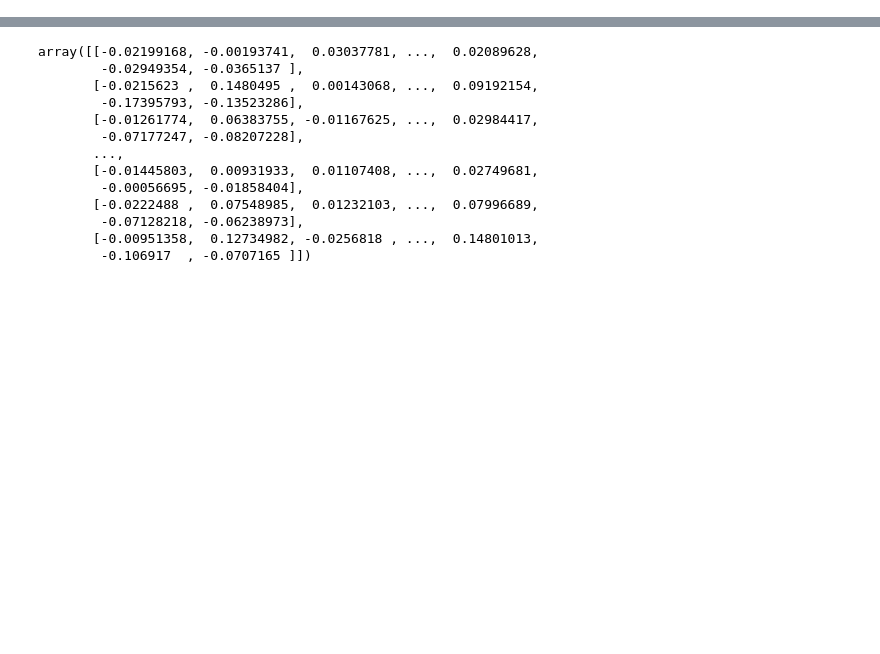
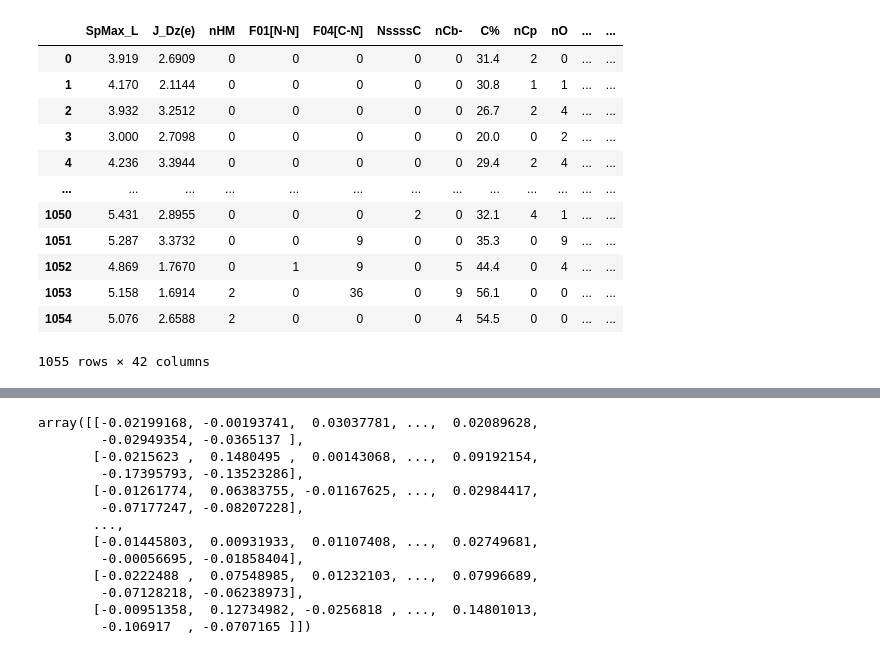
Before and after one commit to takano-lab/data-collaboration-analysis, a Jupyter notebook: src/suetake_debug.ipynb, the cells around one changed output, grey strips where cells are left out. Saved outputs shown, nothing was run; the diff lists cells and outputs as text; code cells hidden in the pictures; blank space fills up the shorter version.

```diff
--- a/src/suetake_debug.ipynb
+++ b/src/suetake_debug.ipynb
@@ -134,0 +98,39 @@ self.config.dim_intermediate 562
+# %%
+import os
+child_path = os.getcwd()
+# 親ディレクトリを取得
+parent_path = os.path.dirname(child_path)
+
+# カレントディレクトリを移動
+os.chdir(parent_path)
+columns = [
+        "SpMax_L", "J_Dz(e)", "nHM", "F01[N-N]", "F04[C-N]", "NssssC", "nCb-", "C%",
+        "nCp", "nO", "F03[C-N]", "SdssC", "HyWi_B(m)", "LOC", "SM6_L", "F03[C-O]",
+        "Me", "Mi", "nN-N", "nArNO2", "nCRX3", "SpPosA_B(p)", "nCIR", "B01[C-Br]",
+        "B03[C-Cl]", "N-073", "SpMax_A", "Psi_i_1d", "B04[C-Br]", "SdO", "TI2_L",
+        "nCrt", "C-026", "F02[C-N]", "nHDon", "SpMax_B(m)", "Psi_i_A", "nN",
+        "SM6_B(m)", "nArCOOR", "nX", "target"
+    ]
+import pandas as pd
+# データ読み込み（区切り文字は ';'）
+df = pd.read_csv("input/qsar+biodegradation/biodeg.csv", header=None, sep=";")
+df.columns = columns
+
+# ターゲット変換：RB → 1（ready biodeg）、NRB → 0（not ready）
+df["target"] = df["target"].map({"RB": 1, "NRB": 0})
+# %%
+df
+# %% [output]
+|  | SpMax_L | J_Dz(e) | nHM | F01[N-N] | F04[C-N] | NssssC | nCb- | C% | nCp | nO | ... | ... |
+| 0 | 3.919 | 2.6909 | 0 | 0 | 0 | 0 | 0 | 31.4 | 2 | 0 | ... | ... |
+| 1 | 4.170 | 2.1144 | 0 | 0 | 0 | 0 | 0 | 30.8 | 1 | 1 | ... | ... |
+| 2 | 3.932 | 3.2512 | 0 | 0 | 0 | 0 | 0 | 26.7 | 2 | 4 | ... | ... |
+| 3 | 3.000 | 2.7098 | 0 | 0 | 0 | 0 | 0 | 20.0 | 0 | 2 | ... | ... |
+| 4 | 4.236 | 3.3944 | 0 | 0 | 0 | 0 | 0 | 29.4 | 2 | 4 | ... | ... |
+| ... | ... | ... | ... | ... | ... | ... | ... | ... | ... | ... | ... | ... |
+| 1050 | 5.431 | 2.8955 | 0 | 0 | 0 | 2 | 0 | 32.1 | 4 | 1 | ... | ... |
+| 1051 | 5.287 | 3.3732 | 0 | 0 | 9 | 0 | 0 | 35.3 | 0 | 9 | ... | ... |
+| 1052 | 4.869 | 1.7670 | 0 | 1 | 9 | 0 | 5 | 44.4 | 0 | 4 | ... | ... |
+| 1053 | 5.158 | 1.6914 | 2 | 0 | 36 | 0 | 9 | 56.1 | 0 | 0 | ... | ... |
+| 1054 | 5.076 | 2.6588 | 2 | 0 | 0 | 0 | 4 | 54.5 | 0 | 0 | ... | ... |
+1055 rows × 42 columns
```
Also changed, not shown: parts of 15 cells of this notebook, 6 other files.
